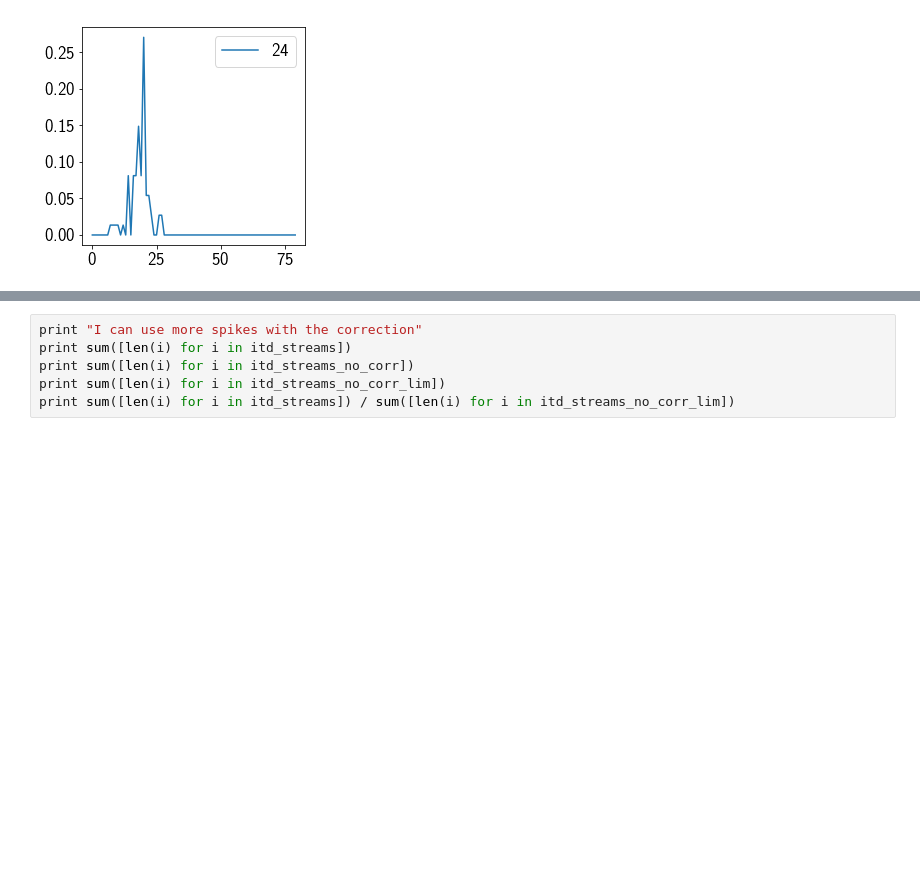
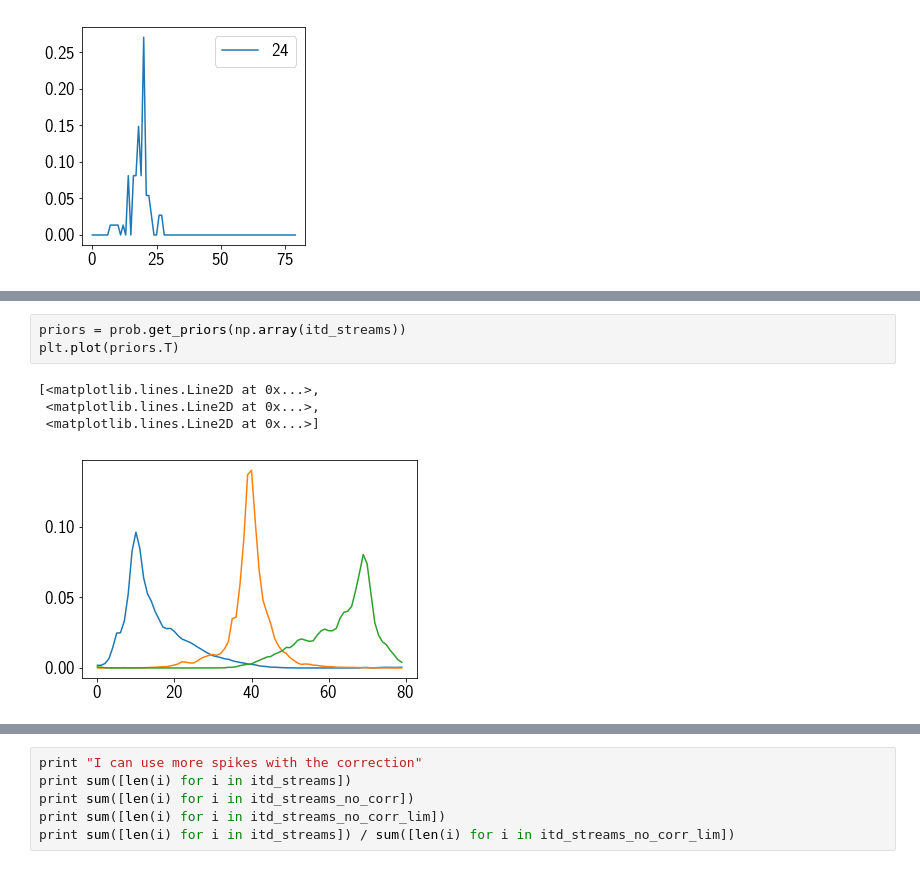
Before and after one commit to SensorsAudioINI/caesar_icassp2019, a Jupyter notebook: check_priors.ipynb, the cells around one changed output, grey strips where cells are left out. Cells and saved outputs as stored; diff of their text form; blank space fills up the shorter version.

```diff
--- a/check_priors.ipynb
+++ b/check_priors.ipynb
@@ -195,0 +202,8 @@ plt.plot(lnspc, pdf_gamma, label="Gamma")
+# %%
+priors = prob.get_priors(np.array(itd_streams))
+plt.plot(priors.T)
+# %% [output]
+[<matplotlib.lines.Line2D at 0x...>,
+ <matplotlib.lines.Line2D at 0x...>,
+ <matplotlib.lines.Line2D at 0x...>]
+[figure, added]
```
Also changed, not shown: parts of 5 cells of this notebook, 1 other file.
